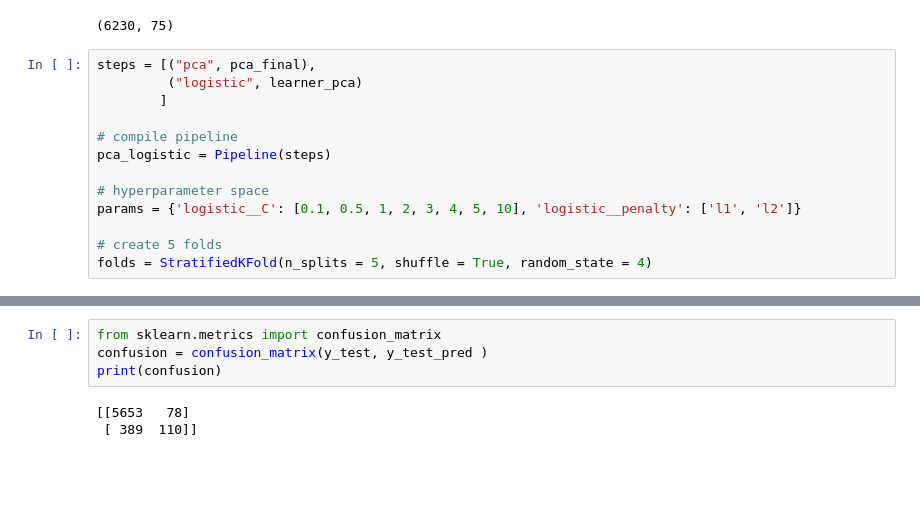
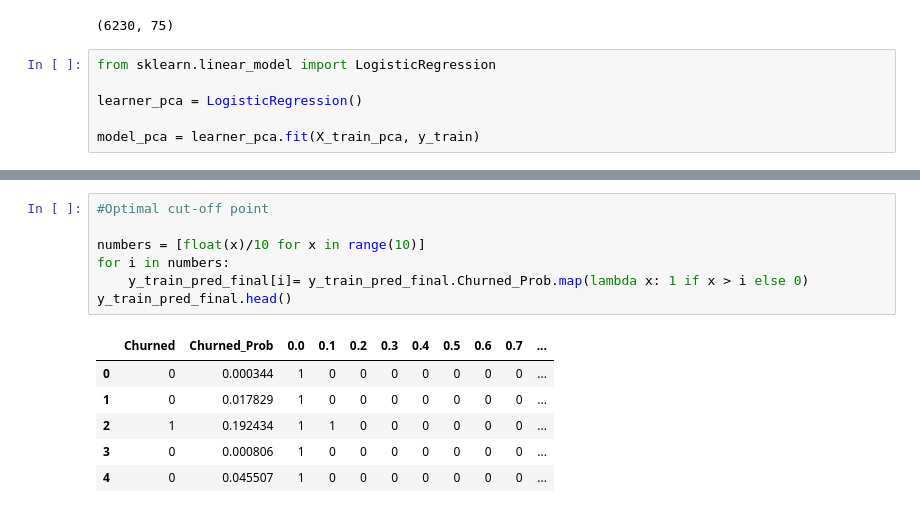
Before and after one commit to vighu0710/TelecomChurnPrediction, a Jupyter notebook: Telecom churn prediction.ipynb, the cells around one changed output, grey strips where cells are left out. Cells and saved outputs as stored; diff of their text form; blank space fills up the shorter version.

```diff
--- a/Telecom churn prediction.ipynb
+++ b/Telecom churn prediction.ipynb
@@ -1852,16 +1884,9 @@ X_test_pca.shape
 # %% [output]
 (6230, 75)
 # %%
-steps = [("pca", pca_final),
-         ("logistic", learner_pca)
-        ]
+from sklearn.linear_model import LogisticRegression
 
-# compile pipeline
-pca_logistic = Pipeline(steps)
+learner_pca = LogisticRegression()
 
-# hyperparameter space
-params = {'logistic__C': [0.1, 0.5, 1, 2, 3, 4, 5, 10], 'logistic__penalty': ['l1', 'l2']}
-
-# create 5 folds
-folds = StratifiedKFold(n_splits = 5, shuffle = True, random_state = 4)
+model_pca = learner_pca.fit(X_train_pca, y_train)
 # %%
@@ -1904,8 +1912,15 @@ y_test_pred = model_pca.predict(X_test_pca)
 # %%
-from sklearn.metrics import confusion_matrix
-confusion = confusion_matrix(y_test, y_test_pred )
-print(confusion)
+#Optimal cut-off point
+
+numbers = [float(x)/10 for x in range(10)]
+for i in numbers:
+    y_train_pred_final[i]= y_train_pred_final.Churned_Prob.map(lambda x: 1 if x > i else 0)
+y_train_pred_final.head()
 # %% [output]
-[[5653   78]
- [ 389  110]]
+|  | Churned | Churned_Prob | 0.0 | 0.1 | 0.2 | 0.3 | 0.4 | 0.5 | 0.6 | 0.7 | ... |
+| 0 | 0 | 0.000344 | 1 | 0 | 0 | 0 | 0 | 0 | 0 | 0 | ... |
+| 1 | 0 | 0.017829 | 1 | 0 | 0 | 0 | 0 | 0 | 0 | 0 | ... |
+| 2 | 1 | 0.192434 | 1 | 1 | 0 | 0 | 0 | 0 | 0 | 0 | ... |
+| 3 | 0 | 0.000806 | 1 | 0 | 0 | 0 | 0 | 0 | 0 | 0 | ... |
+| 4 | 0 | 0.045507 | 1 | 0 | 0 | 0 | 0 | 0 | 0 | 0 | ... |
 # %%
```
Also changed, not shown: parts of 24 cells of this notebook.
